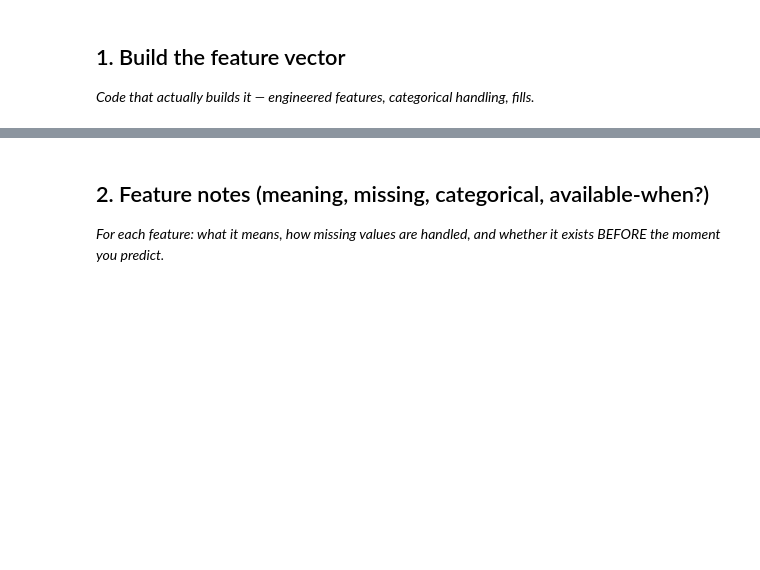
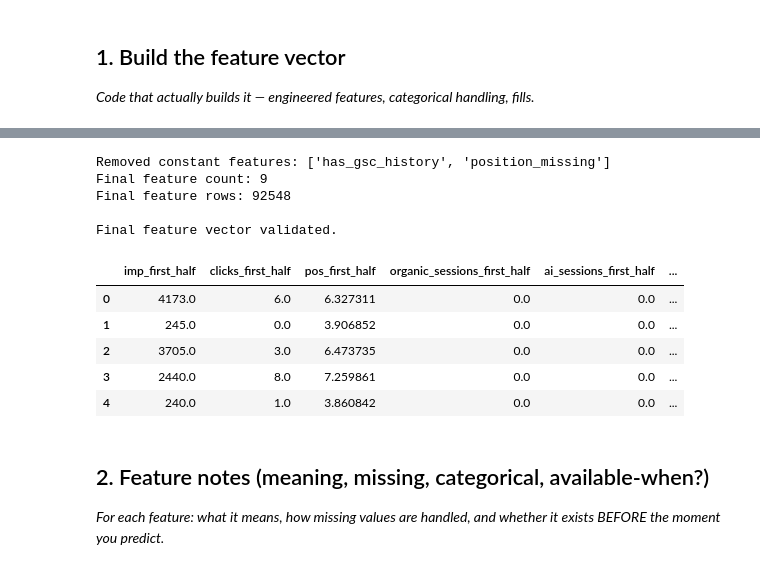
Before and after one commit to yasmeenmh90-beep/flyrank-ml-internship-starter, a Jupyter notebook: work/notebooks/w03_feature_leakage_check.ipynb, the cells around one changed output, grey strips where cells are left out. Drawn from its saved outputs; the diff is of its cells as text; code cells hidden in the pictures; blank space fills up the shorter version.

```diff
--- a/work/notebooks/w03_feature_leakage_check.ipynb
+++ b/work/notebooks/w03_feature_leakage_check.ipynb
@@ -16,3 +282,39 @@ This skeleton is yours to fill. Work the sections **in order** — each one has
+# %%
+
+# ML-05 — Section 1: Final feature vector
+
+constant_features = [
+    col for col in X.columns
+    if X[col].nunique(dropna=False) <= 1
+]
+
+X_final = X.drop(columns=constant_features).copy()
+
+print("Removed constant features:", constant_features)
+print("Final feature count:", X_final.shape[1])
+print("Final feature rows:", X_final.shape[0])
+
+assert X_final.shape[1] == 9
+assert len(X_final) == len(y)
+assert not X_final.isna().any().any()
+assert X_final.select_dtypes(
+    exclude="number"
+).empty
+
+print("\nFinal feature vector validated.")
+display(X_final.head())
+# %% [output]
+Removed constant features: ['has_gsc_history', 'position_missing']
+Final feature count: 9
+Final feature rows: 92548
+
+Final feature vector validated.
+|  | imp_first_half | clicks_first_half | pos_first_half | organic_sessions_first_half | ai_sessions_first_half | ... |
+| 0 | 4173.0 | 6.0 | 6.327311 | 0.0 | 0.0 | ... |
+| 1 | 245.0 | 0.0 | 3.906852 | 0.0 | 0.0 | ... |
+| 2 | 3705.0 | 3.0 | 6.473735 | 0.0 | 0.0 | ... |
+| 3 | 2440.0 | 8.0 | 7.259861 | 0.0 | 0.0 | ... |
+| 4 | 240.0 | 1.0 | 3.860842 | 0.0 | 0.0 | ... |
 # %% [markdown]
 ## 2. Feature notes (meaning, missing, categorical, available-when?)
 
```
Also changed, not shown: parts of 17 cells of this notebook.
